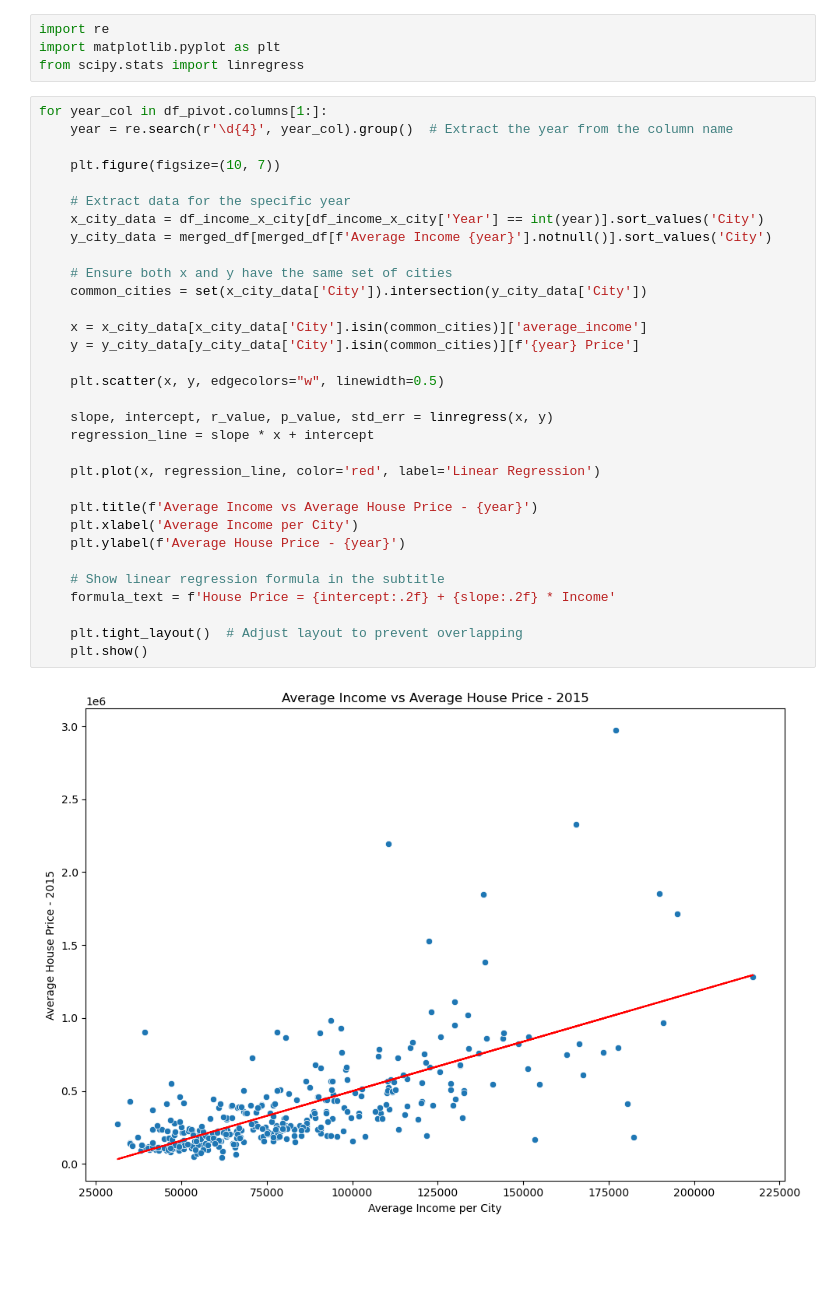
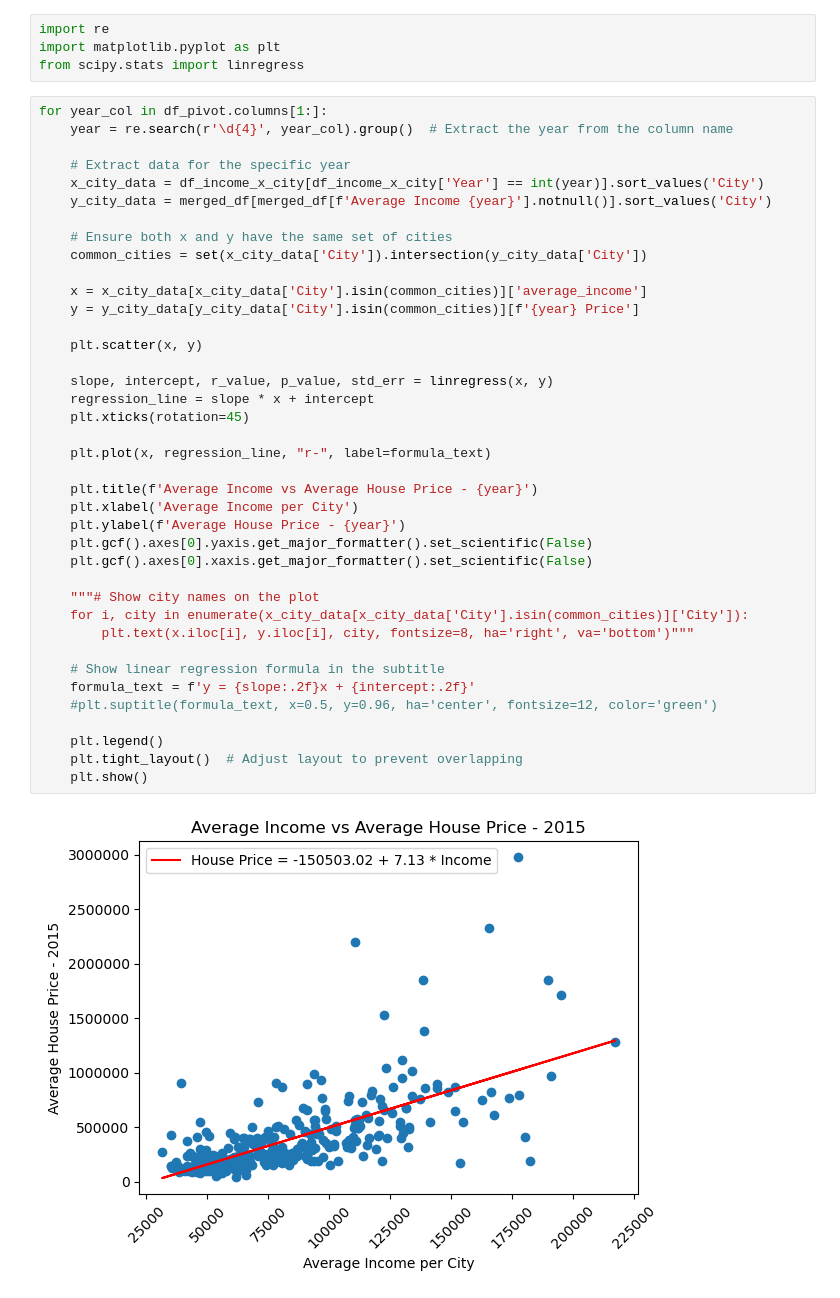
Before and after one commit to eshih22/team_project_1, a Jupyter notebook: Income x House Price By Year/income x house prices.ipynb, the cells around one changed output. Saved outputs shown, nothing was run; the diff lists cells and outputs as text; blank space fills up the shorter version.

Commit message:
plot updates 3

```diff
--- a/Income x House Price By Year/income x house prices.ipynb
+++ b/Income x House Price By Year/income x house prices.ipynb
@@ -224,34 +224,41 @@ from scipy.stats import linregress
 # %%
 for year_col in df_pivot.columns[1:]:
     year = re.search(r'\d{4}', year_col).group()  # Extract the year from the column name
-
-    plt.figure(figsize=(10, 7))
 
     # Extract data for the specific year
     x_city_data = df_income_x_city[df_income_x_city['Year'] == int(year)].sort_values('City')
     y_city_data = merged_df[merged_df[f'Average Income {year}'].notnull()].sort_values('City')
 
     # Ensure both x and y have the same set of cities
     common_cities = set(x_city_data['City']).intersection(y_city_data['City'])
 
     x = x_city_data[x_city_data['City'].isin(common_cities)]['average_income']
     y = y_city_data[y_city_data['City'].isin(common_cities)][f'{year} Price']
 
-    plt.scatter(x, y, edgecolors="w", linewidth=0.5)
+    plt.scatter(x, y)
 
     slope, intercept, r_value, p_value, std_err = linregress(x, y)
     regression_line = slope * x + intercept
+    plt.xticks(rotation=45)
 
-    plt.plot(x, regression_line, color='red', label='Linear Regression')
+    plt.plot(x, regression_line, "r-", label=formula_text)
 
     plt.title(f'Average Income vs Average House Price - {year}')
     plt.xlabel('Average Income per City')
     plt.ylabel(f'Average House Price - {year}')
+    plt.gcf().axes[0].yaxis.get_major_formatter().set_scientific(False)
+    plt.gcf().axes[0].xaxis.get_major_formatter().set_scientific(False)
+
+    """# Show city names on the plot
+    for i, city in enumerate(x_city_data[x_city_data['City'].isin(common_cities)]['City']):
+        plt.text(x.iloc[i], y.iloc[i], city, fontsize=8, ha='right', va='bottom')"""
 
     # Show linear regression formula in the subtitle
-    formula_text = f'House Price = {intercept:.2f} + {slope:.2f} * Income'
+    formula_text = f'y = {slope:.2f}x + {intercept:.2f}'
+    #plt.suptitle(formula_text, x=0.5, y=0.96, ha='center', fontsize=12, color='green')
 
+    plt.legend()
     plt.tight_layout()  # Adjust layout to prevent overlapping
     plt.show()
 # %% [output]
-[figure, old version]
+[figure, new version]
```
Also changed, not shown: parts of 1 cell of this notebook, 7 other files.
